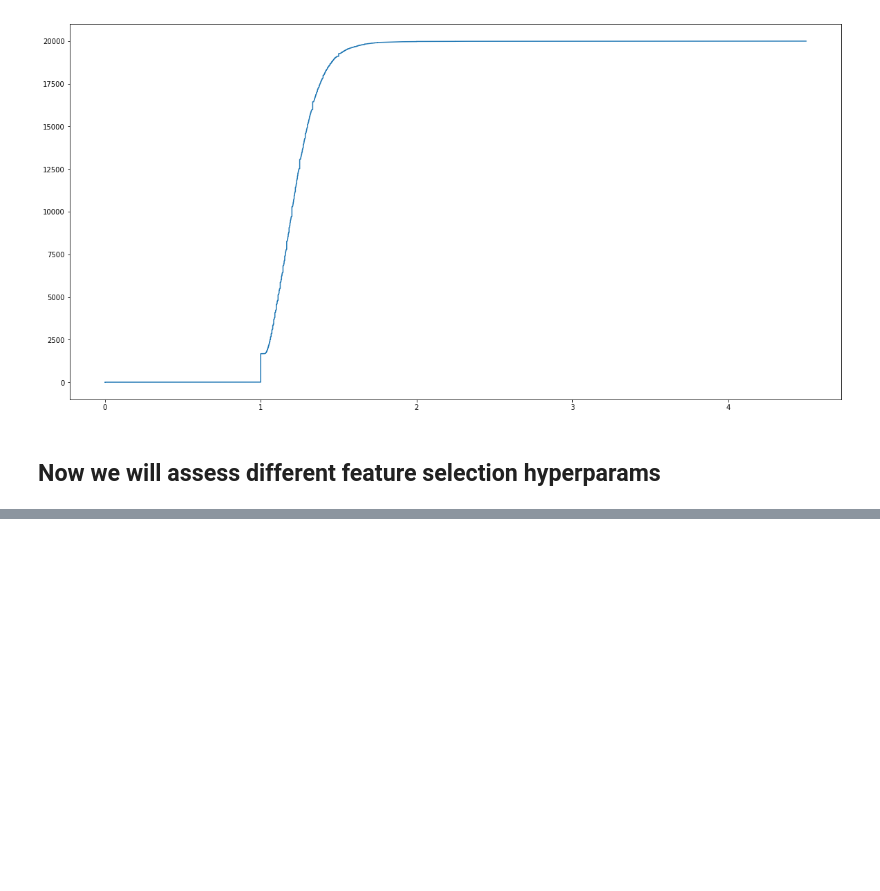
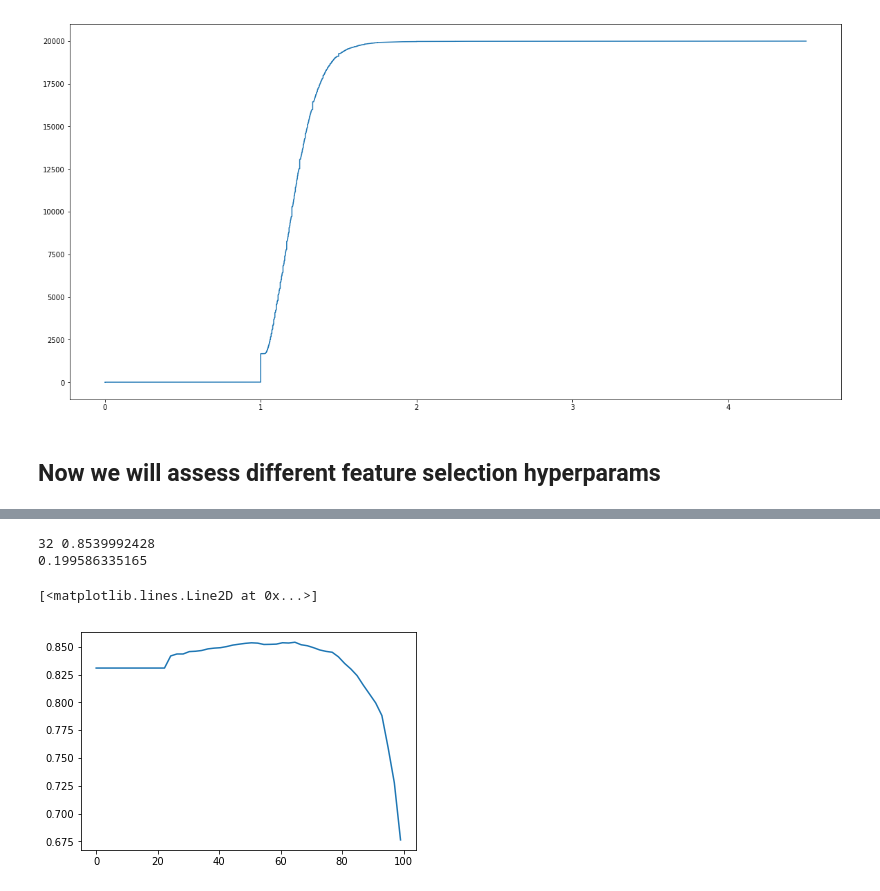
Before and after one commit to bhoscheit/CS-155-Miniproject-1, a Jupyter notebook: Eric_NaiveBayes.ipynb, the cells around one changed output, grey strips where cells are left out. Drawn from its saved outputs; the diff is of its cells as text; code cells hidden in the pictures; blank space fills up the shorter version.

```diff
--- a/Eric_NaiveBayes.ipynb
+++ b/Eric_NaiveBayes.ipynb
@@ -127,0 +209,9 @@ Qs = np.linspace(0, 100, nhypers)
+# %%
+val_scores, mean_val_scores, hyper_best_i, models = NBayesCrossVal(whichweights, X, Y, 1, 5, 'multinomial')
+print(percentiles[hyper_best_i])
+plt.plot(Qs, mean_val_scores)
+# %% [output]
+32 0.8539992428
+0.199586335165
+[<matplotlib.lines.Line2D at 0x...>]
+[figure, added]
```
Also changed, not shown: parts of 17 cells of this notebook.
